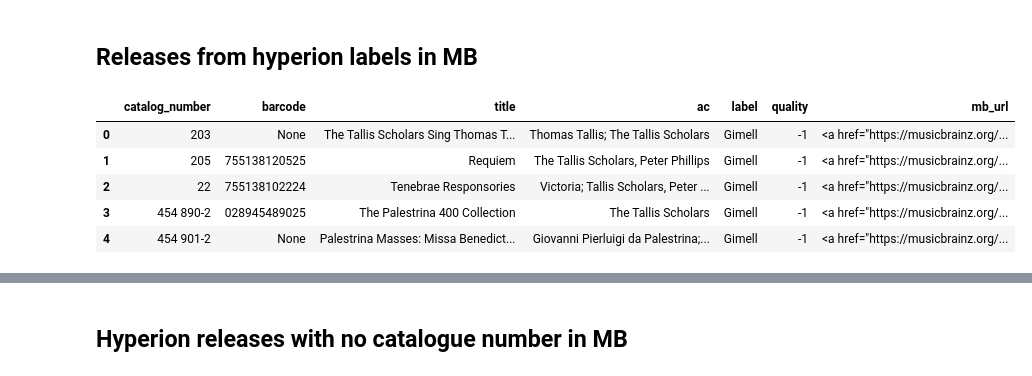
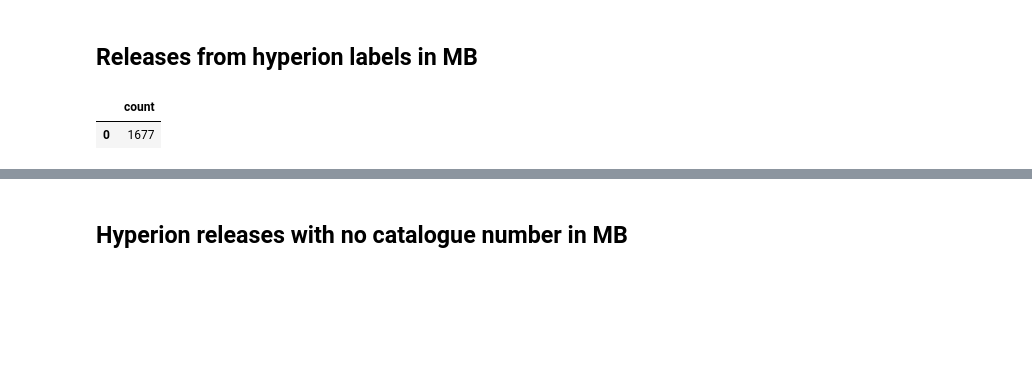
Before and after one commit to loujine/musicbrainz-dataviz, a Jupyter notebook: 18-hyperion.ipynb, the cells around one changed output, grey strips where cells are left out. Drawn from its saved outputs; the diff is of its cells as text; code cells hidden in the pictures; blank space fills up the shorter version.

```diff
--- a/18-hyperion.ipynb
+++ b/18-hyperion.ipynb
@@ -98,28 +92,14 @@ SELECT
 # %% [markdown]
 ## Releases from hyperion labels in MB
 # %%
-mb_releases = sql("""
+sql("""
 SELECT
-    rl.catalog_number,
-    r.barcode,
-    r.name  AS title,
-    ac.name AS ac,
-    label.name AS label,
-    r.quality,
-    r.gid   AS mb_url
+    COUNT(r.name)
   FROM release_label AS rl
   JOIN release       AS r  ON rl.release = r.id
   JOIN label               ON rl.label = label.id
-  JOIN artist_credit AS ac ON r.artist_credit = ac.id
- WHERE label.id IN (388, 22708, 16197, 2900, 53283, 59800, 95583)
-ORDER BY rl.catalog_number, r.barcode;
+ WHERE label.id IN (388, 22708, 16197);
 """)
-mb_releases['mb_url'] = mb_releases.mb_url.apply(mb_release_link)
-mb_releases.head()
 # %% [output]
-|  | catalog_number | barcode | title | ac | label | quality | mb_url |
-| 0 | 203 | None | The Tallis Scholars Sing Thomas T... | Thomas Tallis; The Tallis Scholars | Gimell | -1 | <a href="https://musicbrainz.org/... |
-| 1 | 205 | 755138120525 | Requiem | The Tallis Scholars, Peter Phillips | Gimell | -1 | <a href="https://musicbrainz.org/... |
-| 2 | 22 | 755138102224 | Tenebrae Responsories | Victoria; Tallis Scholars, Peter ... | Gimell | -1 | <a href="https://musicbrainz.org/... |
-| 3 | 454 890-2 | 028945489025 | The Palestrina 400 Collection | The Tallis Scholars | Gimell | -1 | <a href="https://musicbrainz.org/... |
-| 4 | 454 901-2 | None | Palestrina Masses: Missa Benedict... | Giovanni Pierluigi da Palestrina;... | Gimell | -1 | <a href="https://musicbrainz.org/... |
+|  | count |
+| 0 | 1677 |
```
Also changed, not shown: parts of 24 cells of this notebook, 2 other files.
